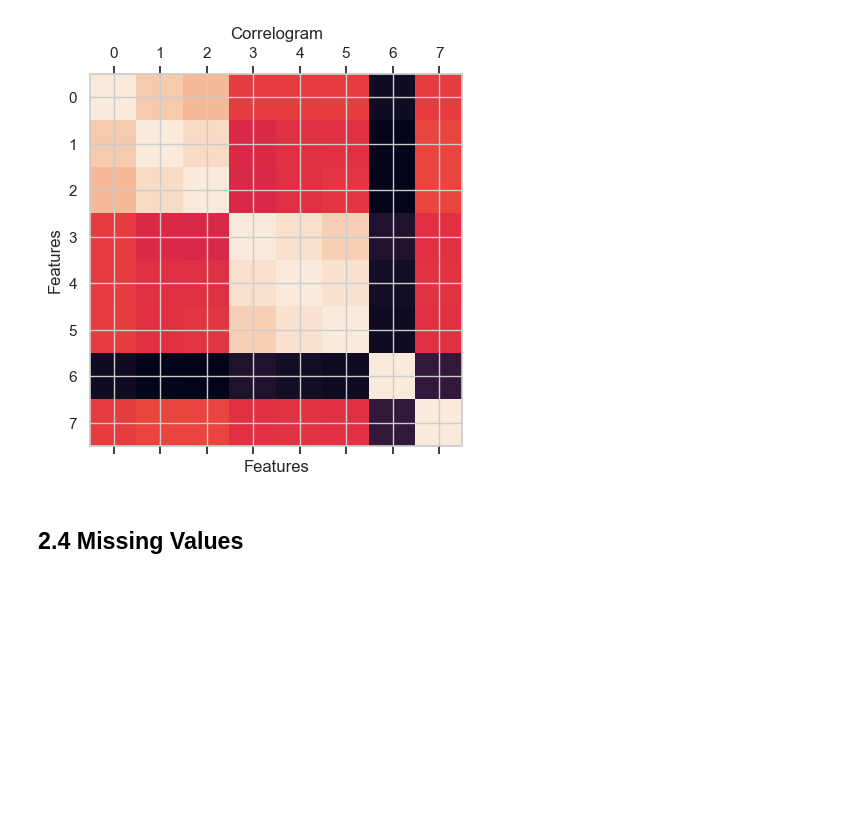
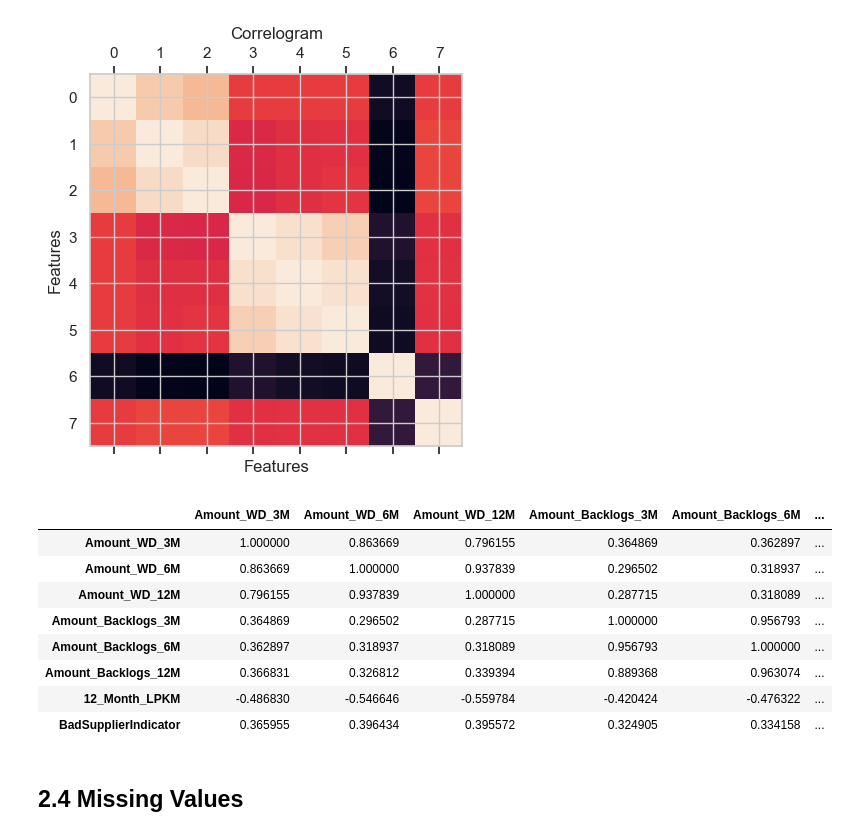
Before and after one commit to juanbeta98/DataScienceStudyCase, a Jupyter notebook: PresentationPreparation.ipynb, the cells around one changed output. Saved outputs shown, nothing was run; the diff lists cells and outputs as text; code cells hidden in the pictures; blank space fills up the shorter version.

```diff
--- a/PresentationPreparation.ipynb
+++ b/PresentationPreparation.ipynb
@@ -198,6 +198,18 @@ plt.title('Correlogram'); plt.xlabel('Features');plt.ylabel('Features')
 plt.show()
 # %% [output]
 [figure]
+# %%
+SupplierPerformance.corr()
+# %% [output]
+|  | Amount_WD_3M | Amount_WD_6M | Amount_WD_12M | Amount_Backlogs_3M | Amount_Backlogs_6M | ... |
+| Amount_WD_3M | 1.000000 | 0.863669 | 0.796155 | 0.364869 | 0.362897 | ... |
+| Amount_WD_6M | 0.863669 | 1.000000 | 0.937839 | 0.296502 | 0.318937 | ... |
+| Amount_WD_12M | 0.796155 | 0.937839 | 1.000000 | 0.287715 | 0.318089 | ... |
+| Amount_Backlogs_3M | 0.364869 | 0.296502 | 0.287715 | 1.000000 | 0.956793 | ... |
+| Amount_Backlogs_6M | 0.362897 | 0.318937 | 0.318089 | 0.956793 | 1.000000 | ... |
+| Amount_Backlogs_12M | 0.366831 | 0.326812 | 0.339394 | 0.889368 | 0.963074 | ... |
+| 12_Month_LPKM | -0.486830 | -0.546646 | -0.559784 | -0.420424 | -0.476322 | ... |
+| BadSupplierIndicator | 0.365955 | 0.396434 | 0.395572 | 0.324905 | 0.334158 | ... |
 # %% [markdown]
 ## 2.4 Missing Values
 # %% [markdown]
```
Also changed, not shown: parts of 1 cell of this notebook, 2 other files.
